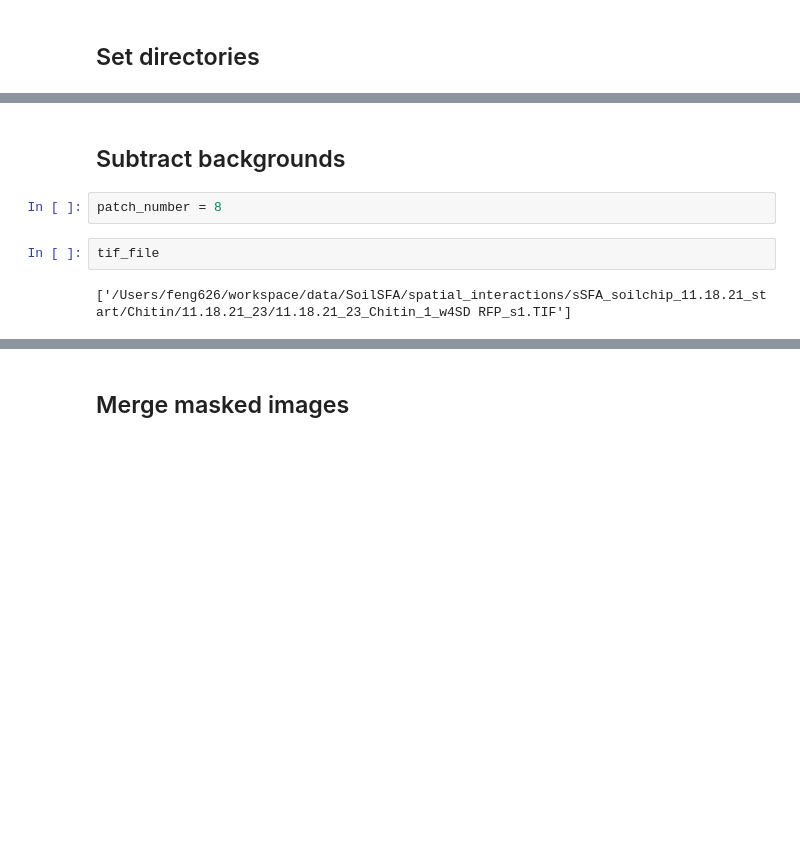
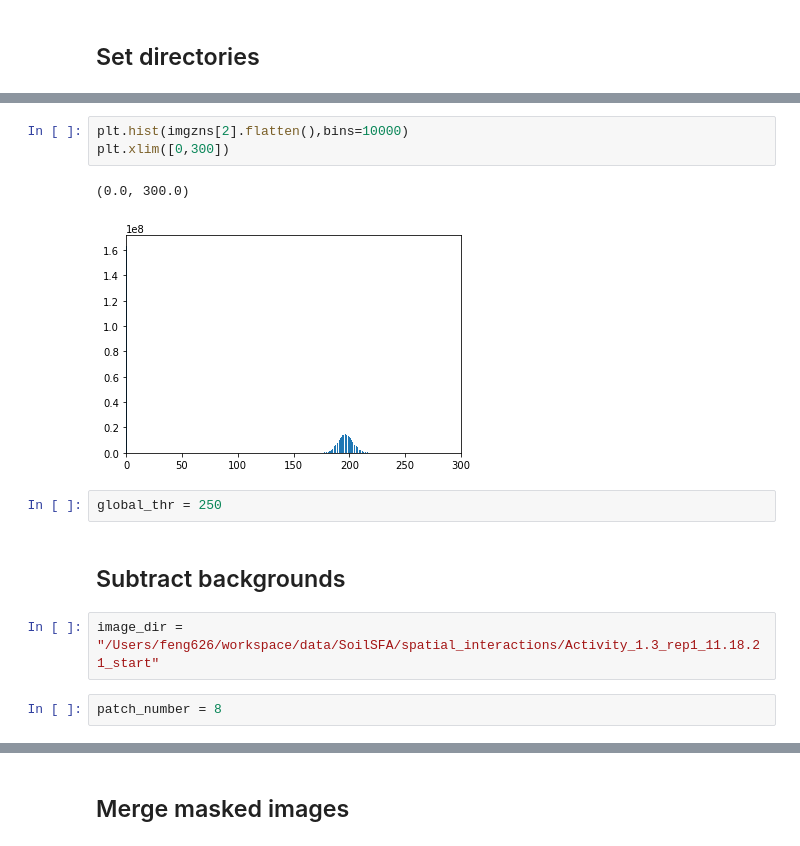
Before and after one commit to PNNL-Projects/soil1.3_biofilm, a Jupyter notebook: RawImageProcessing.ipynb, the cells around one changed output, grey strips where cells are left out. Drawn from its saved outputs; the diff is of its cells as text; blank space fills up the shorter version.

```diff
--- a/RawImageProcessing.ipynb
+++ b/RawImageProcessing.ipynb
@@ -190,11 +282,17 @@ maksed_dir = "/Users/feng626/workspace/data/SoilSFA/spatial_interactions/sSFA_so
+# %%
+plt.hist(imgzns[2].flatten(),bins=10000)
+plt.xlim([0,300])
+# %% [output]
+(0.0, 300.0)
+[figure, added]
+# %%
+global_thr = 250
 # %% [markdown]
 ## Subtract backgrounds
+# %%
+image_dir = "/Users/feng626/workspace/data/SoilSFA/spatial_interactions/Activity_1.3_rep1_11.18.21_start"
 # %%
 patch_number = 8
-# %%
-tif_file
-# %% [output]
-['/Users/feng626/workspace/data/SoilSFA/spatial_interactions/sSFA_soilchip_11.18.21_start/Chitin/11.18.21_23/11.18.21_23_Chitin_1_w4SD RFP_s1.TIF']
 # %%
 for carbon in ["Chitin", "Chito5", "Nag"]:
     time_dir = image_dir + '/' + carbon
```
Also changed, not shown: parts of 42 cells of this notebook.
